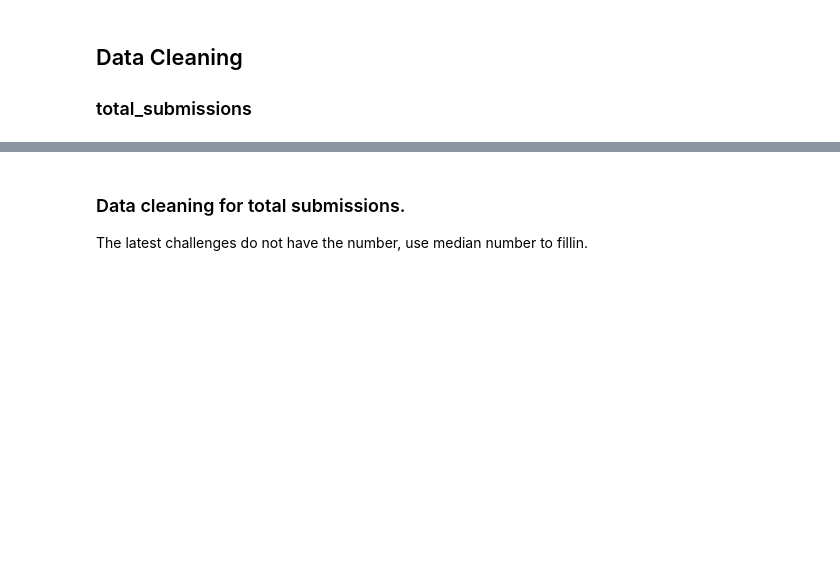
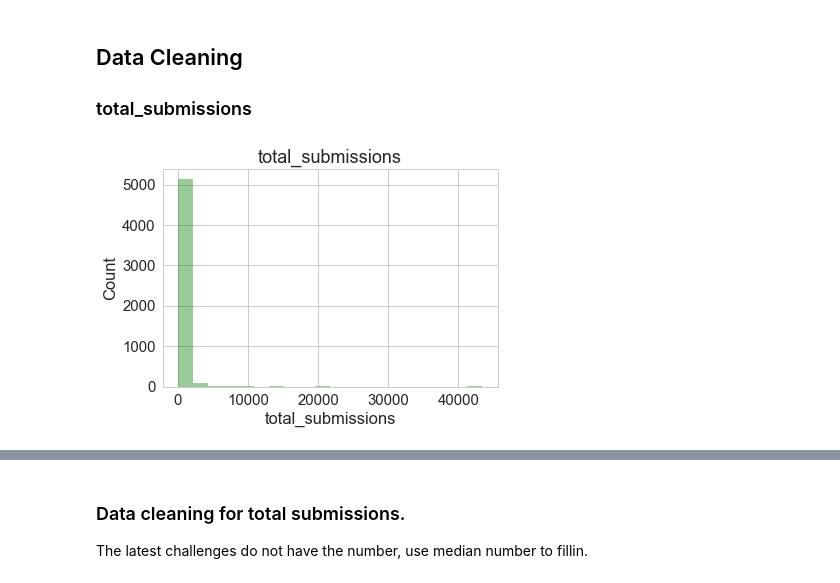
Before and after one commit to Cheng-Lin-Li/MachineLearning, a Jupyter notebook: Competition/McKinseyAnalyticsRecommendation/Recommendation.ipynb, the cells around one changed output, grey strips where cells are left out. Saved outputs shown, nothing was run; the diff lists cells and outputs as text; code cells hidden in the pictures; blank space fills up the shorter version.

Commit message:
refresh data in jupyter book

```diff
--- a/Competition/McKinseyAnalyticsRecommendation/Recommendation.ipynb
+++ b/Competition/McKinseyAnalyticsRecommendation/Recommendation.ipynb
@@ -69,5 +73,5 @@ from surprise.model_selection import cross_validate
 
 import warnings; warnings.simplefilter('ignore')
 # %%
-# df_challenge = pd.read_csv('challenge_data-revised.csv')
-# df_challenge.head()
+df_challenge = pd.read_csv('challenge_data-revised.csv')
+df_challenge.head()
@@ -95,3 +140,3 @@ Two Content Based Recommenders based on:
 # %%
-# df_challenge['publish_date'] = pd.to_datetime(df_challenge['publish_date'])
-# df_challenge.tail()
+df_challenge['publish_date'] = pd.to_datetime(df_challenge['publish_date'])
+df_challenge.tail()
@@ -101,12 +166,14 @@ Two Content Based Recommenders based on:
 ## Data Cleaning
 ### total_submissions
 # %%
-# with sns.plotting_context("notebook",font_scale=1.5):
-#     sns.set_style("whitegrid")
-#     sns.distplot(df_challenge["total_submissions"].dropna(),
-#                  bins=20,
-#                  kde=False,
-#                  color="green")
-#     plt.title("total_submissions")
-#     plt.ylabel("Count")
+with sns.plotting_context("notebook",font_scale=1.5):
+    sns.set_style("whitegrid")
+    sns.distplot(df_challenge["total_submissions"].dropna(),
+                 bins=20,
+                 kde=False,
+                 color="green")
+    plt.title("total_submissions")
+    plt.ylabel("Count")
+# %% [output]
+[figure, added]
 # %%
```
Also changed, not shown: parts of 50 cells of this notebook.
